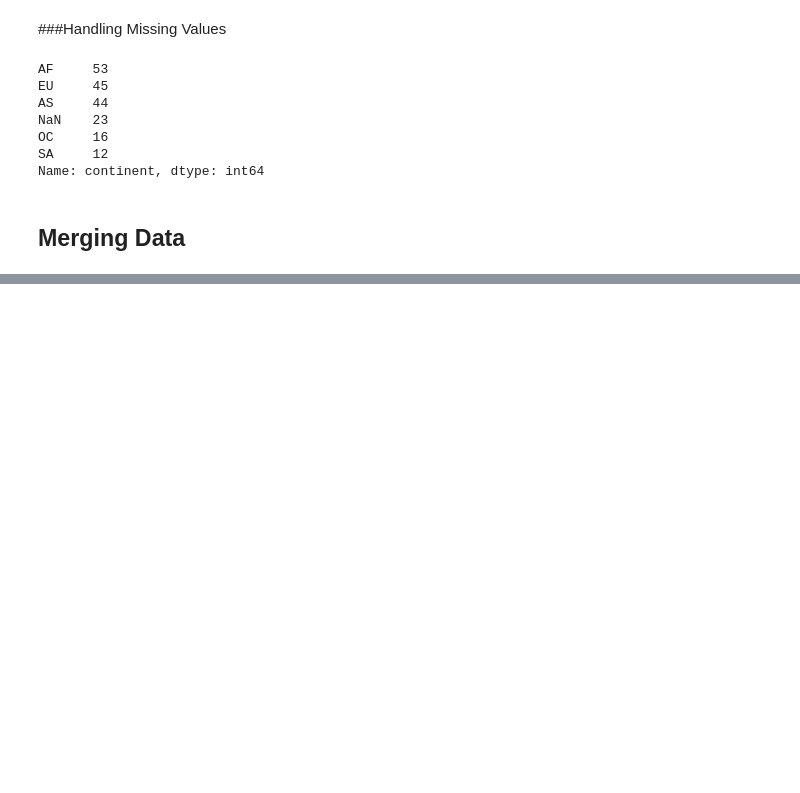
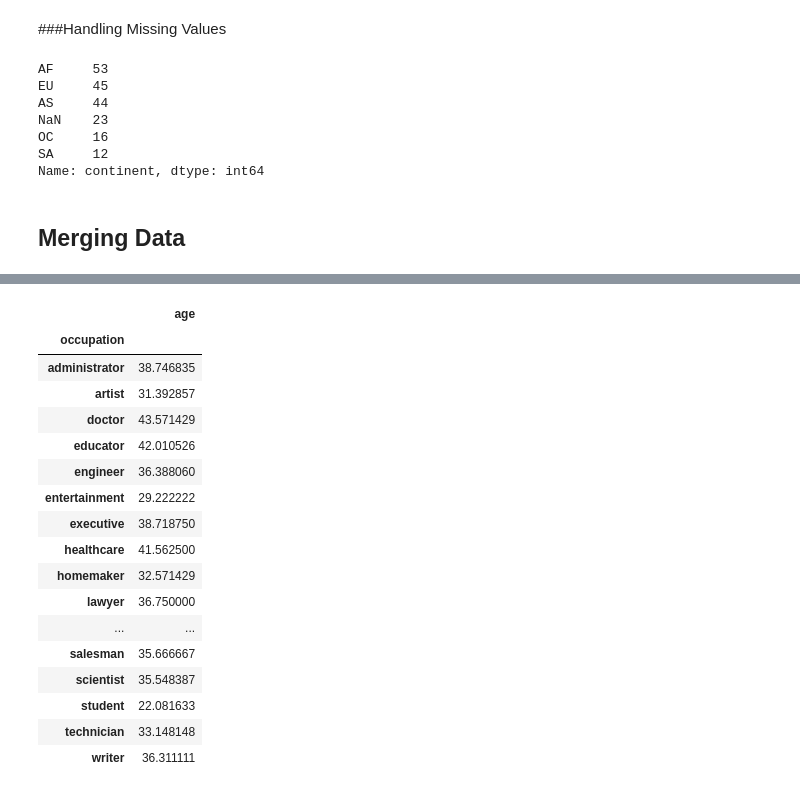
Before and after one commit to ihansel/SYD_DAT_4, a Jupyter notebook: labs/Week 1/Lab 1 - Pandas.ipynb, the cells around one changed output, grey strips where cells are left out. Cells and saved outputs as stored; diff of their text form; code cells hidden in the pictures; blank space fills up the shorter version.

```diff
--- a/labs/Week 1/Lab 1 - Pandas.ipynb
+++ b/labs/Week 1/Lab 1 - Pandas.ipynb
@@ -353,0 +377,23 @@ movie_ratings.shape
+# %%
+# for each occupation, calculate the mean age
+group_occupation = users.groupby('occupation')
+group_occupation.mean()
+# %% [output]
+|  | age |
+| occupation |  |
+| administrator | 38.746835 |
+| artist | 31.392857 |
+| doctor | 43.571429 |
+| educator | 42.010526 |
+| engineer | 36.388060 |
+| entertainment | 29.222222 |
+| executive | 38.718750 |
+| healthcare | 41.562500 |
+| homemaker | 32.571429 |
+| lawyer | 36.750000 |
+| ... | ... |
+| salesman | 35.666667 |
+| scientist | 35.548387 |
+| student | 22.081633 |
+| technician | 33.148148 |
+| writer | 36.311111 |
```
Also changed, not shown: parts of 9 cells of this notebook.
